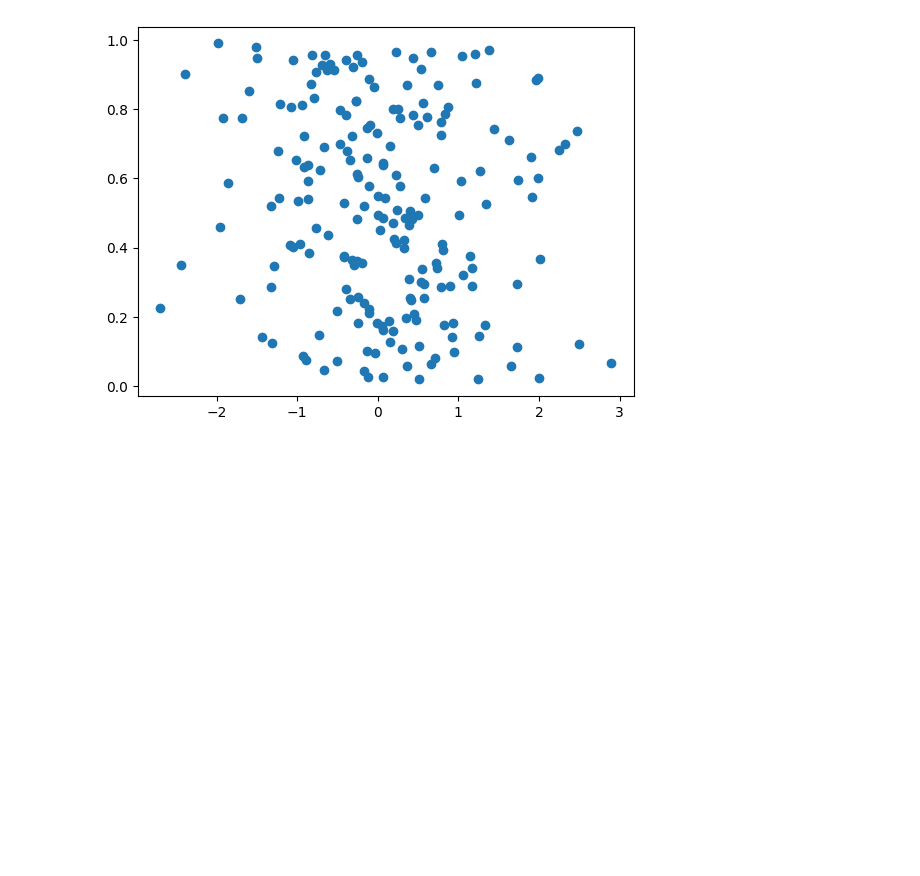
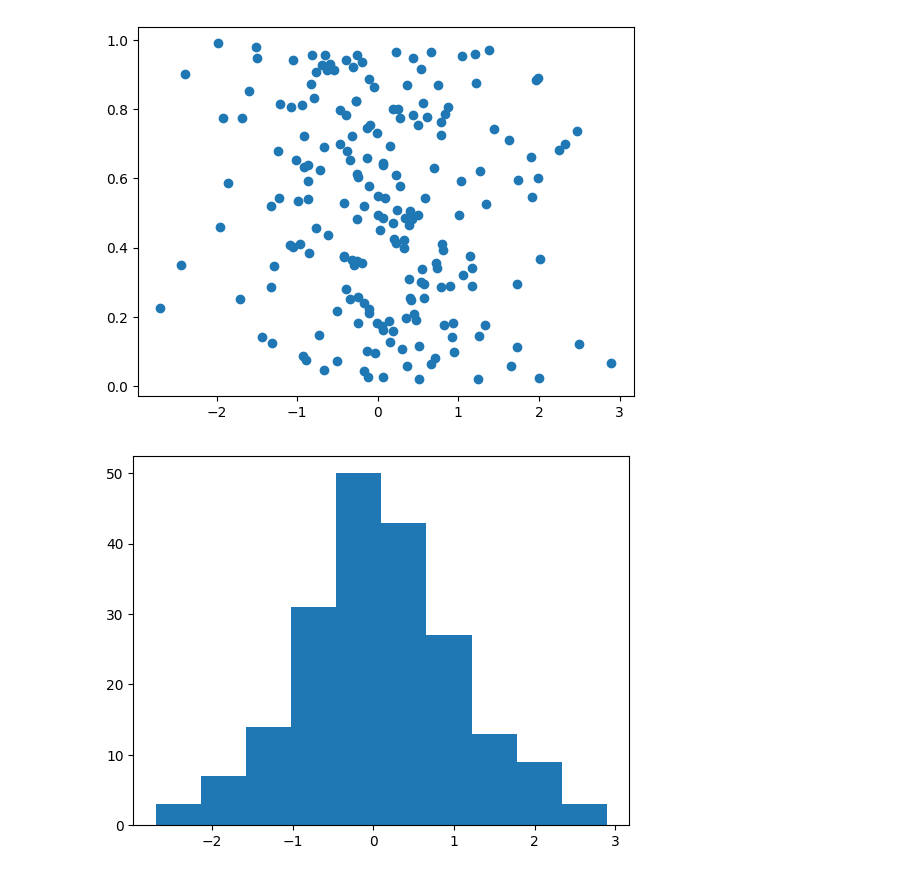
Before and after one commit to TarynKMorris/I320D_InClassTest, a Jupyter notebook: NB_test.ipynb, the cells around one changed output. Drawn from its saved outputs; the diff is of its cells as text; code cells hidden in the pictures; blank space fills up the shorter version.

Commit message:
Add histogram

```diff
--- a/NB_test.ipynb
+++ b/NB_test.ipynb
@@ -10,3 +10,7 @@ plt.scatter(x,y)
 # %% [output]
 <matplotlib.collections.PathCollection at 0x...>
 [figure]
+# %%
+plt.hist(x);
+# %% [output]
+[figure, added]
```
Also changed, not shown: parts of 1 cell of this notebook.
